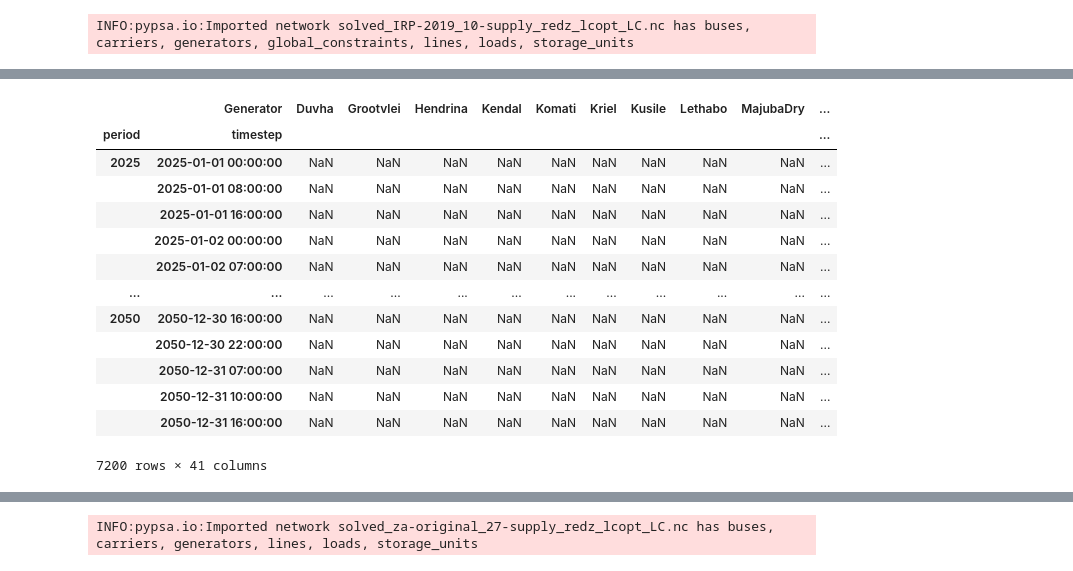
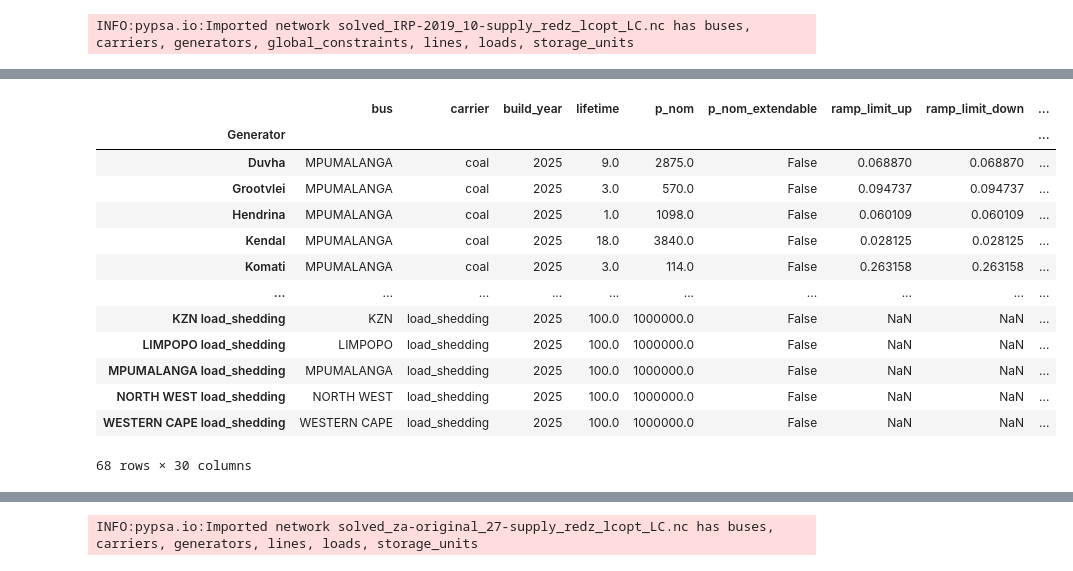
Before and after one commit to PyPSA/pypsa-za, a Jupyter notebook: notebooks/general_playground.ipynb, the cells around one changed output, grey strips where cells are left out. Saved outputs shown, nothing was run; the diff lists cells and outputs as text; code cells hidden in the pictures.

```diff
--- a/notebooks/general_playground.ipynb
+++ b/notebooks/general_playground.ipynb
@@ -67,18 +49,18 @@ loc = n.generators_t.p_max_pu.isna()
-# %%
-n.generators_t.p_min_pu[loc==True]
-# %% [output]
-|  | Generator | Duvha | Grootvlei | Hendrina | Kendal | Komati | Kriel | Kusile | Lethabo | MajubaDry | ... |
-| period | timestep |  |  |  |  |  |  |  |  |  | ... |
-| 2025 | 2025-01-01 00:00:00 | NaN | NaN | NaN | NaN | NaN | NaN | NaN | NaN | NaN | ... |
-|  | 2025-01-01 08:00:00 | NaN | NaN | NaN | NaN | NaN | NaN | NaN | NaN | NaN | ... |
-|  | 2025-01-01 16:00:00 | NaN | NaN | NaN | NaN | NaN | NaN | NaN | NaN | NaN | ... |
-|  | 2025-01-02 00:00:00 | NaN | NaN | NaN | NaN | NaN | NaN | NaN | NaN | NaN | ... |
-|  | 2025-01-02 07:00:00 | NaN | NaN | NaN | NaN | NaN | NaN | NaN | NaN | NaN | ... |
-| ... | ... | ... | ... | ... | ... | ... | ... | ... | ... | ... | ... |
-| 2050 | 2050-12-30 16:00:00 | NaN | NaN | NaN | NaN | NaN | NaN | NaN | NaN | NaN | ... |
-|  | 2050-12-30 22:00:00 | NaN | NaN | NaN | NaN | NaN | NaN | NaN | NaN | NaN | ... |
-|  | 2050-12-31 07:00:00 | NaN | NaN | NaN | NaN | NaN | NaN | NaN | NaN | NaN | ... |
-|  | 2050-12-31 10:00:00 | NaN | NaN | NaN | NaN | NaN | NaN | NaN | NaN | NaN | ... |
-|  | 2050-12-31 16:00:00 | NaN | NaN | NaN | NaN | NaN | NaN | NaN | NaN | NaN | ... |
-7200 rows × 41 columns
+# %%
+n1.generators[n1.generators.p_nom_extendable==False]
+# %% [output]
+|  | bus | carrier | build_year | lifetime | p_nom | p_nom_extendable | ramp_limit_up | ramp_limit_down | ... |
+| Generator |  |  |  |  |  |  |  |  | ... |
+| Duvha | MPUMALANGA | coal | 2025 | 9.0 | 2875.0 | False | 0.068870 | 0.068870 | ... |
+| Grootvlei | MPUMALANGA | coal | 2025 | 3.0 | 570.0 | False | 0.094737 | 0.094737 | ... |
+| Hendrina | MPUMALANGA | coal | 2025 | 1.0 | 1098.0 | False | 0.060109 | 0.060109 | ... |
+| Kendal | MPUMALANGA | coal | 2025 | 18.0 | 3840.0 | False | 0.028125 | 0.028125 | ... |
+| Komati | MPUMALANGA | coal | 2025 | 3.0 | 114.0 | False | 0.263158 | 0.263158 | ... |
+| ... | ... | ... | ... | ... | ... | ... | ... | ... | ... |
+| KZN load_shedding | KZN | load_shedding | 2025 | 100.0 | 1000000.0 | False | NaN | NaN | ... |
+| LIMPOPO load_shedding | LIMPOPO | load_shedding | 2025 | 100.0 | 1000000.0 | False | NaN | NaN | ... |
+| MPUMALANGA load_shedding | MPUMALANGA | load_shedding | 2025 | 100.0 | 1000000.0 | False | NaN | NaN | ... |
+| NORTH WEST load_shedding | NORTH WEST | load_shedding | 2025 | 100.0 | 1000000.0 | False | NaN | NaN | ... |
+| WESTERN CAPE load_shedding | WESTERN CAPE | load_shedding | 2025 | 100.0 | 1000000.0 | False | NaN | NaN | ... |
+68 rows × 30 columns
 # %%
```
Also changed, not shown: parts of 14 cells of this notebook, 8 other files.
